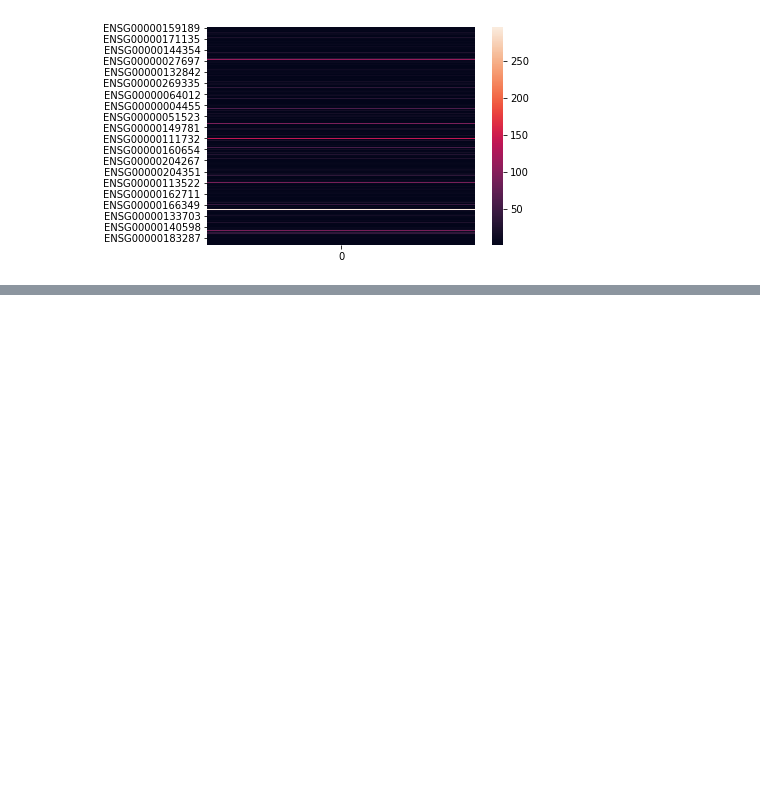
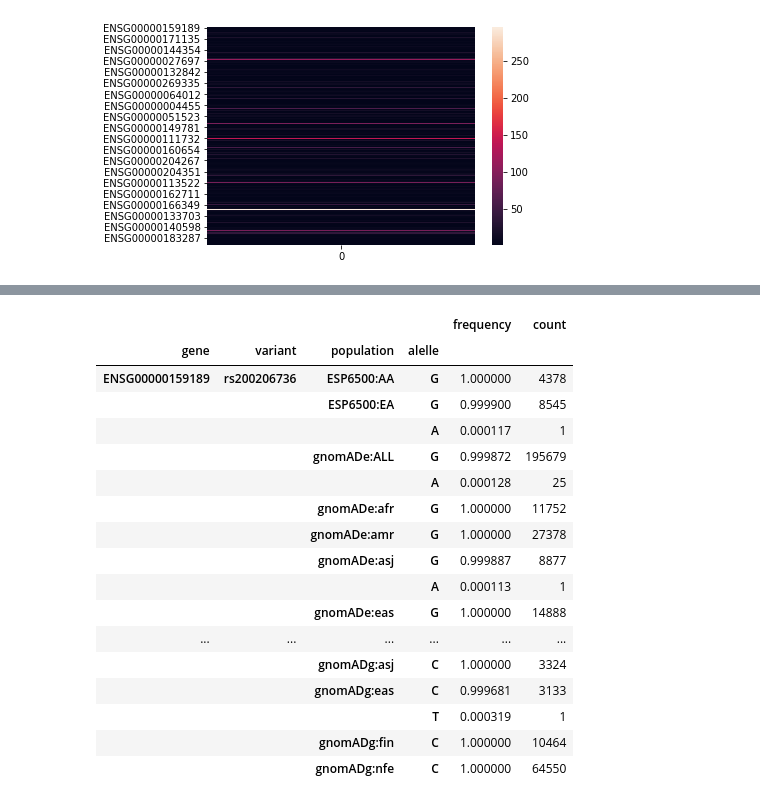
Before and after one commit to lgdc-ufpa/immunogenetic-applications-in-covid-19, a Jupyter notebook: sprint4_data_visualization/sprint4_2_data_visualizations/main.ipynb, the cells around one changed output, grey strips where cells are left out. Drawn from its saved outputs; the diff is of its cells as text; code cells hidden in the pictures; blank space fills up the shorter version.

```diff
--- a/sprint4_data_visualization/sprint4_2_data_visualizations/main.ipynb
+++ b/sprint4_data_visualization/sprint4_2_data_visualizations/main.ipynb
@@ -740,0 +762,30 @@ None
+# %%
+# operations (continuation)
+
+# operation: remove frequency == 0
+# way 01
+bol = df['frequency'] > 0
+# print(df[bol])
+
+# way 02
+bol2 = df_gen_var_pop_ale_indexed['frequency'] > 0
+df_gen_var_pop_ale_indexed[bol2].head(50)
+# %% [output]
+|  |  |  |  | frequency | count |
+| gene | variant | population | alelle |  |  |
+| ENSG00000159189 | rs200206736 | ESP6500:AA | G | 1.000000 | 4378 |
+|  |  | ESP6500:EA | G | 0.999900 | 8545 |
+|  |  |  | A | 0.000117 | 1 |
+|  |  | gnomADe:ALL | G | 0.999872 | 195679 |
+|  |  |  | A | 0.000128 | 25 |
+|  |  | gnomADe:afr | G | 1.000000 | 11752 |
+|  |  | gnomADe:amr | G | 1.000000 | 27378 |
+|  |  | gnomADe:asj | G | 0.999887 | 8877 |
+|  |  |  | A | 0.000113 | 1 |
+|  |  | gnomADe:eas | G | 1.000000 | 14888 |
+| ... | ... | ... | ... | ... | ... |
+|  |  | gnomADg:asj | C | 1.000000 | 3324 |
+|  |  | gnomADg:eas | C | 0.999681 | 3133 |
+|  |  |  | T | 0.000319 | 1 |
+|  |  | gnomADg:fin | C | 1.000000 | 10464 |
+|  |  | gnomADg:nfe | C | 1.000000 | 64550 |
```
Also changed, not shown: parts of 5 cells of this notebook.
